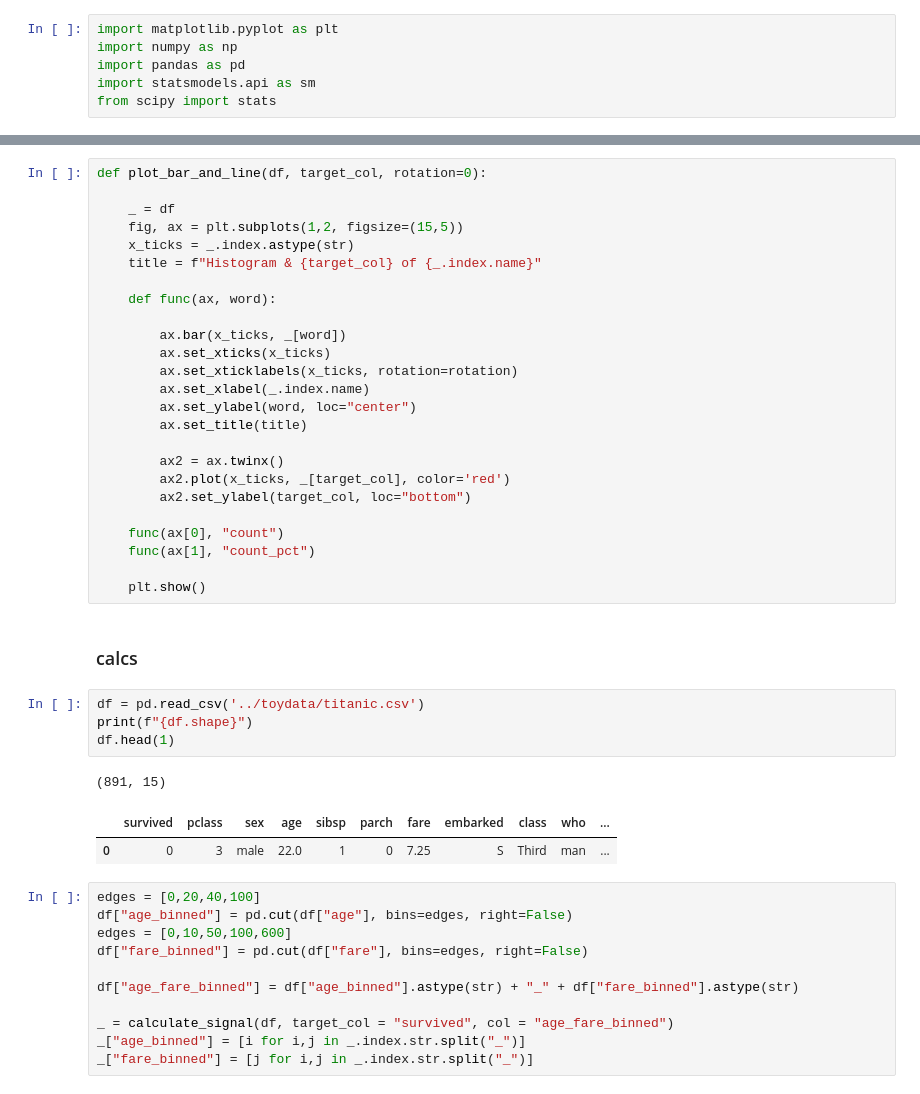
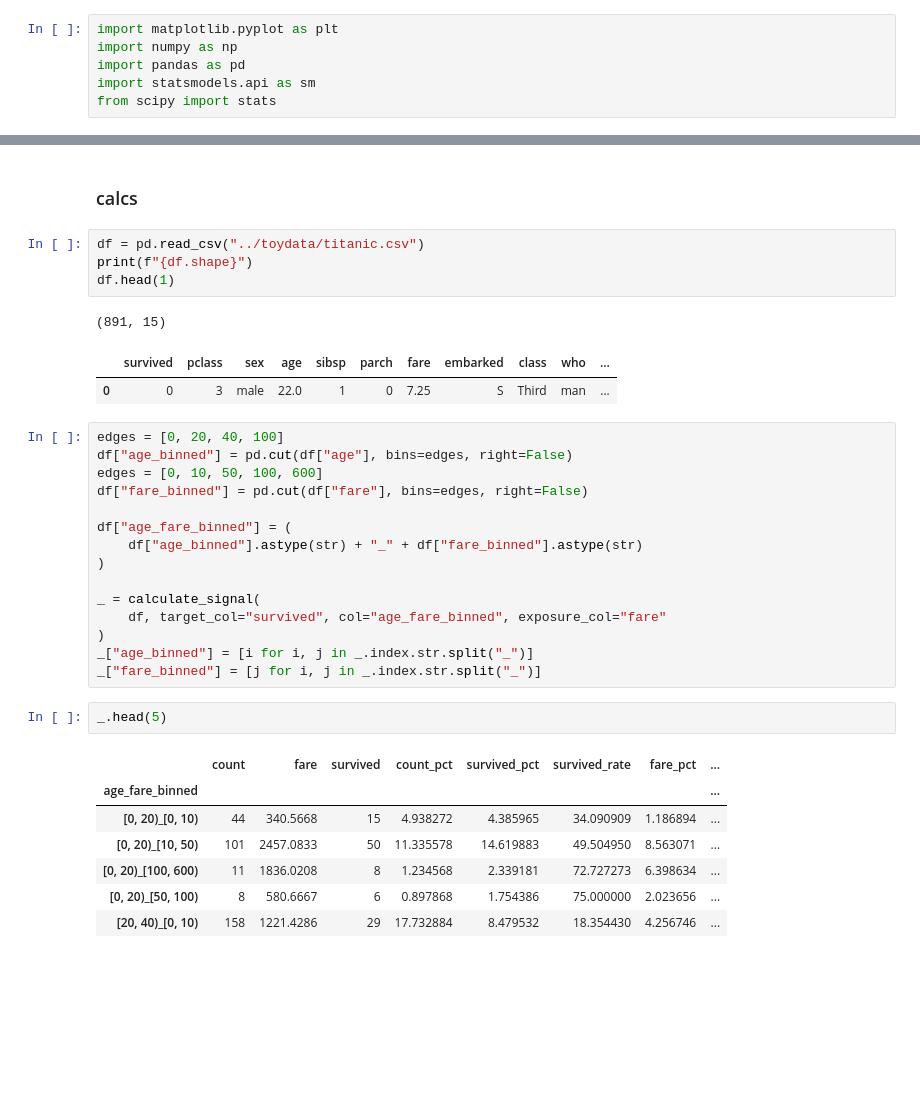
Before and after one commit to 0xdomyz/python_collection, a Jupyter notebook: data/analysis/interaction.ipynb, the cells around one changed output, grey strips where cells are left out. Cells and saved outputs as stored; diff of their text form; blank space fills up the shorter version.

```diff
--- a/data/analysis/interaction.ipynb
+++ b/data/analysis/interaction.ipynb
@@ -19,33 +48,8 @@ def calculate_signal(df, col, target_col):
     return _
-# %%
-def plot_bar_and_line(df, target_col, rotation=0):
-
-    _ = df
-    fig, ax = plt.subplots(1,2, figsize=(15,5))
-    x_ticks = _.index.astype(str)
-    title = f"Histogram & {target_col} of {_.index.name}"
-
-    def func(ax, word):
-
-        ax.bar(x_ticks, _[word])
-        ax.set_xticks(x_ticks)
-        ax.set_xticklabels(x_ticks, rotation=rotation)
-        ax.set_xlabel(_.index.name)
-        ax.set_ylabel(word, loc="center")
-        ax.set_title(title)
-
-        ax2 = ax.twinx()
-        ax2.plot(x_ticks, _[target_col], color='red')
-        ax2.set_ylabel(target_col, loc="bottom")
-
-    func(ax[0], "count")
-    func(ax[1], "count_pct")
-
-    plt.show()
 # %% [markdown]
 ### calcs
 # %%
-df = pd.read_csv('../toydata/titanic.csv')
+df = pd.read_csv("../toydata/titanic.csv")
 print(f"{df.shape}")
 df.head(1)
 # %% [output]
@@ -53,14 +57,28 @@ df.head(1)
 |  | survived | pclass | sex | age | sibsp | parch | fare | embarked | class | who | ... |
 | 0 | 0 | 3 | male | 22.0 | 1 | 0 | 7.25 | S | Third | man | ... |
 # %%
-edges = [0,20,40,100]
+edges = [0, 20, 40, 100]
 df["age_binned"] = pd.cut(df["age"], bins=edges, right=False)
-edges = [0,10,50,100,600]
+edges = [0, 10, 50, 100, 600]
 df["fare_binned"] = pd.cut(df["fare"], bins=edges, right=False)
 
-df["age_fare_binned"] = df["age_binned"].astype(str) + "_" + df["fare_binned"].astype(str)
+df["age_fare_binned"] = (
+    df["age_binned"].astype(str) + "_" + df["fare_binned"].astype(str)
+)
 
-_ = calculate_signal(df, target_col = "survived", col = "age_fare_binned")
-_["age_binned"] = [i for i,j in _.index.str.split("_")]
-_["fare_binned"] = [j for i,j in _.index.str.split("_")]
+_ = calculate_signal(
+    df, target_col="survived", col="age_fare_binned", exposure_col="fare"
+)
+_["age_binned"] = [i for i, j in _.index.str.split("_")]
+_["fare_binned"] = [j for i, j in _.index.str.split("_")]
+# %%
+_.head(5)
+# %% [output]
+|  | count | fare | survived | count_pct | survived_pct | survived_rate | fare_pct | ... |
+| age_fare_binned |  |  |  |  |  |  |  | ... |
+| [0, 20)_[0, 10) | 44 | 340.5668 | 15 | 4.938272 | 4.385965 | 34.090909 | 1.186894 | ... |
+| [0, 20)_[10, 50) | 101 | 2457.0833 | 50 | 11.335578 | 14.619883 | 49.504950 | 8.563071 | ... |
+| [0, 20)_[100, 600) | 11 | 1836.0208 | 8 | 1.234568 | 2.339181 | 72.727273 | 6.398634 | ... |
+| [0, 20)_[50, 100) | 8 | 580.6667 | 6 | 0.897868 | 1.754386 | 75.000000 | 2.023656 | ... |
+| [20, 40)_[0, 10) | 158 | 1221.4286 | 29 | 17.732884 | 8.479532 | 18.354430 | 4.256746 | ... |
 # %%
```
Also changed, not shown: parts of 5 cells of this notebook, 1 other file.
